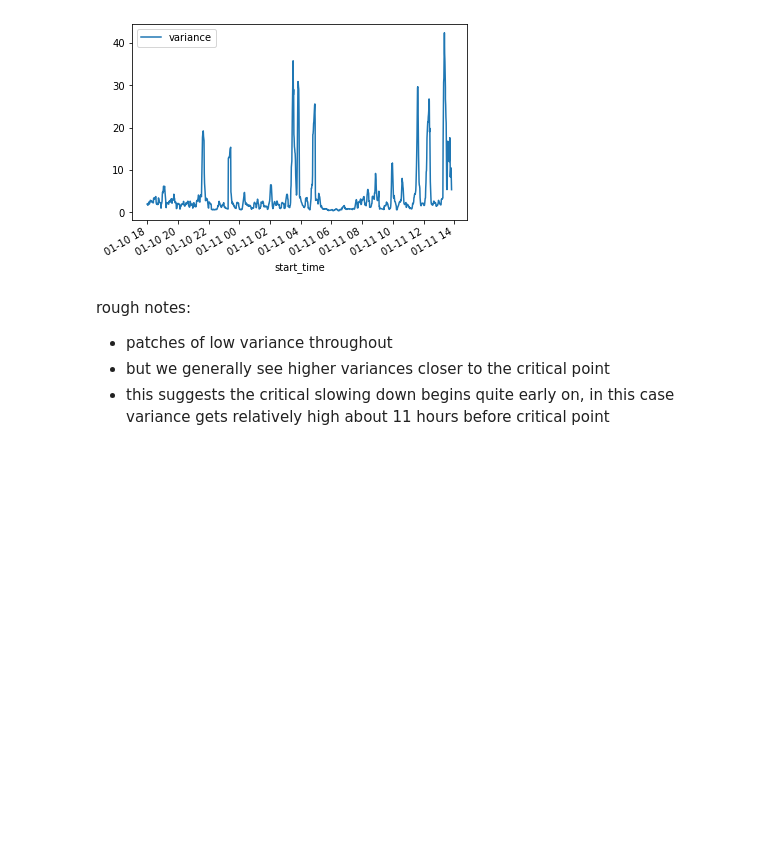
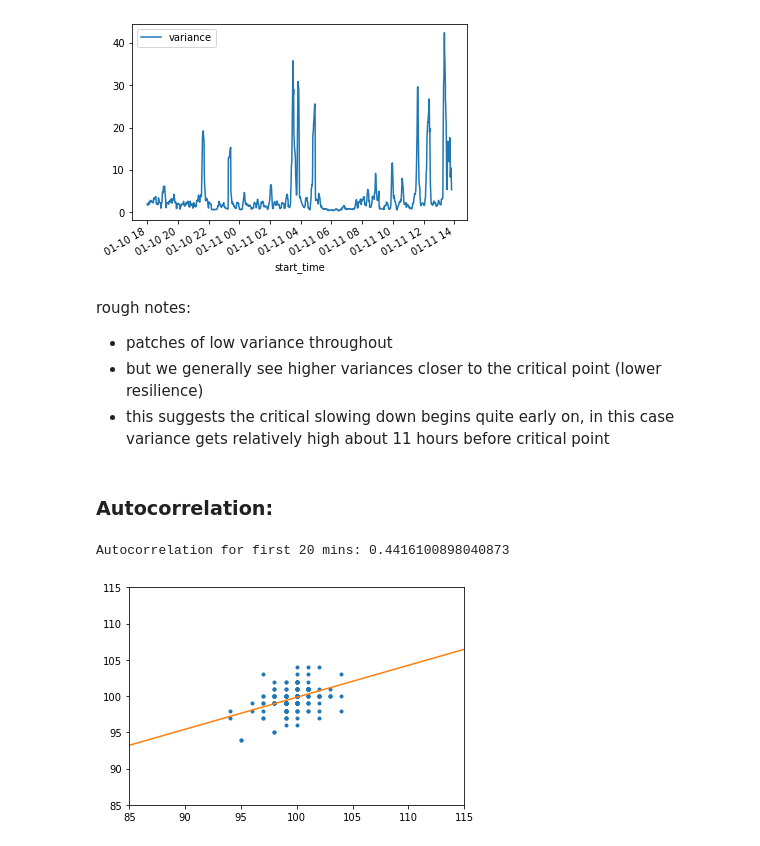
Before and after one commit to l-khali/old_In2Research, a Jupyter notebook: PC-0192_analysis.ipynb, the cells around one changed output. Drawn from its saved outputs; the diff is of its cells as text; code cells hidden in the pictures; blank space fills up the shorter version.

Commit message:
autocorrelation graphs

```diff
--- a/PC-0192_analysis.ipynb
+++ b/PC-0192_analysis.ipynb
@@ -287,5 +290,32 @@ PC_0192_var.plot(x='start_time', y='variance')
 rough notes:
 
 - patches of low variance throughout
-- but we generally see higher variances closer to the critical point
+- but we generally see higher variances closer to the critical point (lower resilience)
 - this suggests the critical slowing down begins quite early on, in this case variance gets relatively high about 11 hours before critical point
+# %% [markdown]
+### Autocorrelation:
+# %%
+idx1 = PC_0192_extubated.record_date_time.searchsorted(PC_0192_extubated['record_date_time'].iloc[0])
+idx2 = PC_0192_extubated.record_date_time.searchsorted(PC_0192_extubated['record_date_time'].iloc[0] + timedelta(minutes=20))
+
+idx3 = PC_0192_extubated.record_date_time.searchsorted(PC_0192_extubated['record_date_time'].iloc[-1] - timedelta(minutes=20))
+idx4 = PC_0192_extubated.record_date_time.searchsorted(PC_0192_extubated['record_date_time'].iloc[-1])
+
+
+# pd.plotting.lag_plot(PC_0192_extubated['num_value'][idx1:idx2], lag=1)
+# print(f"Autocorrelation for first 20 mins: {PC_0192_extubated['num_value'][idx1:idx2].autocorr()}")
+# %%
+plt.plot(PC_0192_extubated['num_value'][idx1:idx2], PC_0192_extubated['num_value'][idx1+1:idx2+1], '.')
+
+theta = np.polyfit(PC_0192_extubated['num_value'][idx1:idx2], PC_0192_extubated['num_value'][idx1+1:idx2+1], 1)
+line_of_best_fit1 = theta[1] + theta[0] * np.linspace(85,115,400)
+
+plt.plot(np.linspace(85,115,400), line_of_best_fit1)
+
+plt.xlim(xmin=85,xmax=115)
+plt.ylim(ymin=85,ymax=115)
+
+print(f"Autocorrelation for first 20 mins: {PC_0192_extubated['num_value'][idx1:idx2].autocorr()}")
+# %% [output]
+Autocorrelation for first 20 mins: 0.4416100898040873
+[figure, added]
```
Also changed, not shown: parts of 4 cells of this notebook.
